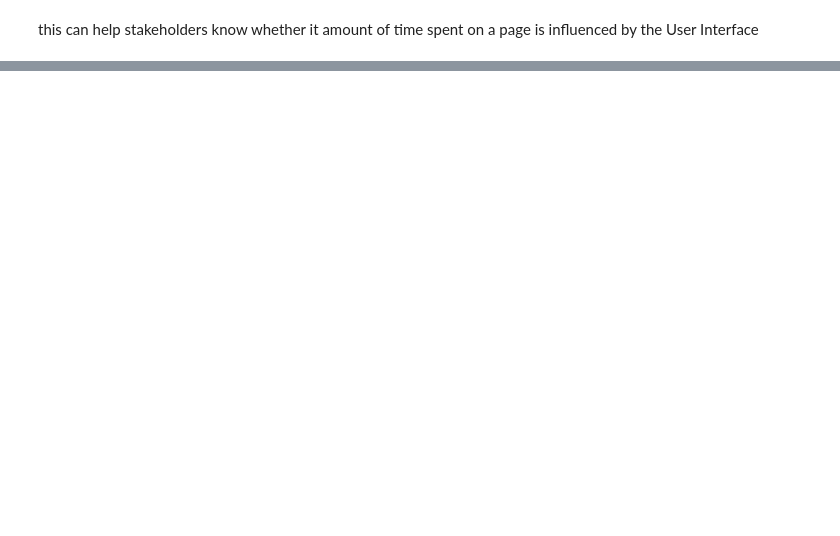
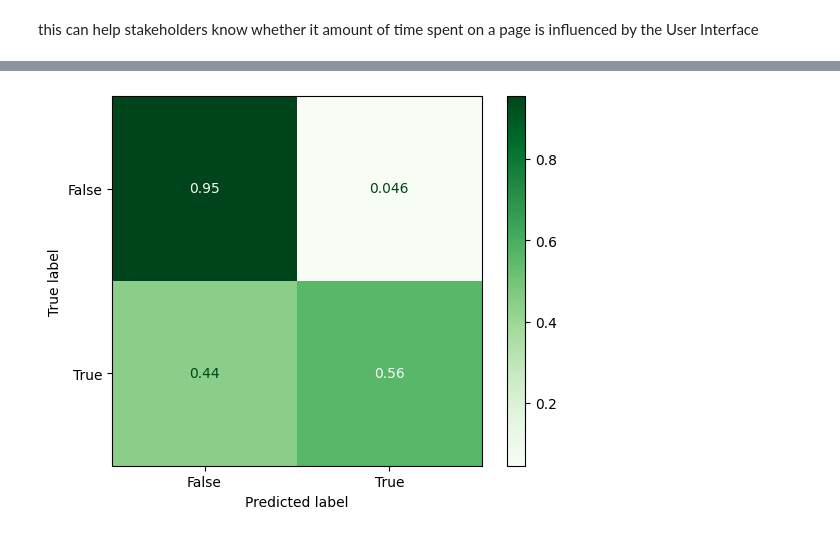
Before and after one commit to Jeremy-Alekai/Ecommerce-Item-Purchase-Prediction, a Jupyter notebook: Ecommerce_Item_Purchase_Prediction.ipynb, the cells around one changed output, grey strips where cells are left out. Drawn from its saved outputs; the diff is of its cells as text; code cells hidden in the pictures; blank space fills up the shorter version.

```diff
--- a/Ecommerce_Item_Purchase_Prediction.ipynb
+++ b/Ecommerce_Item_Purchase_Prediction.ipynb
@@ -660,0 +812,6 @@ model1
+# %%
+# Using the XGB classifier adn fiting it on the training data.
+from xgboost import XGBClassifier
+xgb = XGBClassifier()
+xgb_pipe = make_pipeline(preprocessor, xgb)
+xgb_pipe.fit(X_train, y_train)
@@ -660,0 +836,8 @@ model1
+# %%
+# making predictions on our model
+xgb_y_pred = xgb_pipe.predict(X_test)
+# %%
+# confusion matrix for XGB model
+ConfusionMatrixDisplay.from_predictions(y_test, xgb_y_pred, cmap ='Greens', normalize = 'true');
+# %% [output]
+[figure, added]
```
Also changed, not shown: parts of 71 cells of this notebook.
